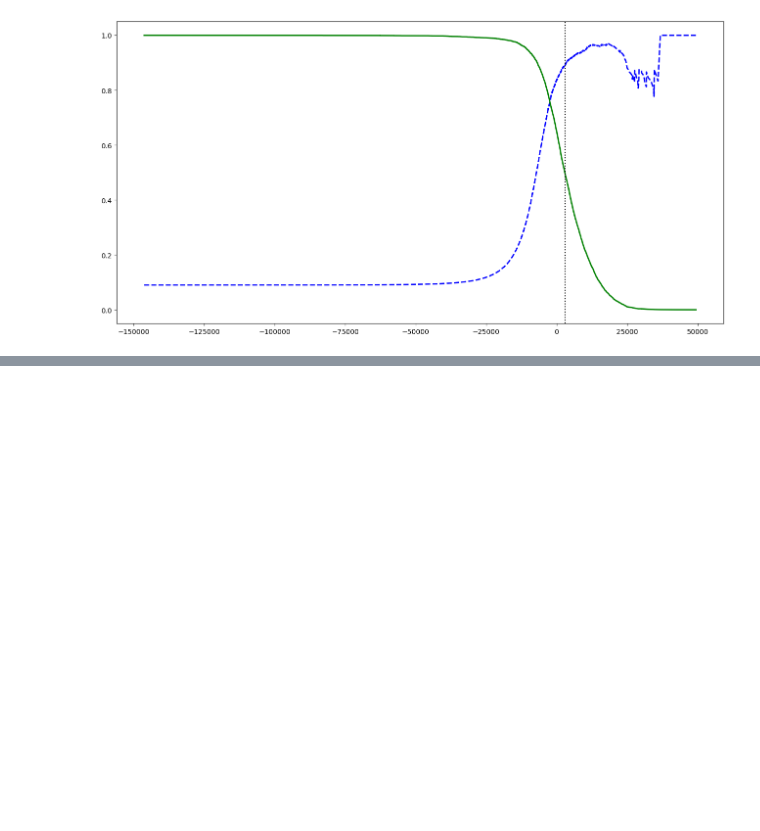
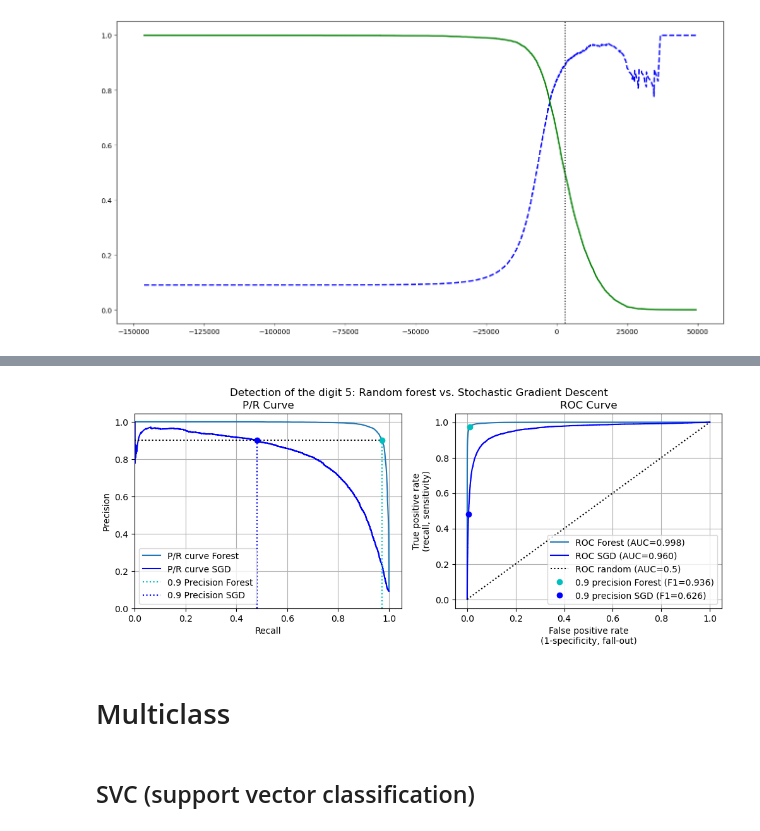
Before and after one commit to vaharoni/homl3, a Jupyter notebook: ch03/main.ipynb, the cells around one changed output, grey strips where cells are left out. Saved outputs shown, nothing was run; the diff lists cells and outputs as text; code cells hidden in the pictures; blank space fills up the shorter version.

```diff
--- a/ch03/main.ipynb
+++ b/ch03/main.ipynb
@@ -160,0 +266,4 @@ display()
+# %%
+y_scores_forest = y_probas_forest[:, 1]
+precision_forest, recall_forest, pr_thresholds_forest = precision_recall_curve(y_train_5, y_scores_forest)
+pd.DataFrame(dict(precision=precision_forest[:-1], recall=recall_forest[:-1], thresholds=pr_thresholds_forest))
@@ -160,0 +284,7 @@ display()
+# %%
+idx_for_90_precision_forest = (precision_forest >= 0.9).argmax()
+threshold_for_90_precision_forest = pr_thresholds_forest[idx_for_90_precision_forest]
+precision_for_90_precision_forest = precision_forest[idx_for_90_precision_forest]
+recall_for_90_precision_forest = recall_forest[idx_for_90_precision_forest]
+f1_for_90_precision_forest = f1_score(y_train_5, y_scores_forest >= threshold_for_90_precision_forest)
+(recall_for_90_precision_forest, precision_for_90_precision_forest, f1_for_90_precision_forest)
@@ -160,0 +293,8 @@ display()
+# %%
+# ROC
+auc_forest = roc_auc_score(y_train_5, y_scores_forest)
+fpr_forest, tpr_forest, roc_thresholds_forest = roc_curve(y_train_5, y_scores_forest)
+roc_idx_for_90_precision = (roc_thresholds_forest <= threshold_for_90_precision_forest).argmax()
+tpr_90_forest = tpr_forest[roc_idx_for_90_precision]
+fpr_90_forest = fpr_forest[roc_idx_for_90_precision]
+pd.DataFrame(dict(fpr=fpr_forest, tpr=tpr_forest, thresholds=roc_thresholds_forest))
@@ -160,0 +315,42 @@ display()
+# %%
+fig, (ax, ax_roc) = plt.subplots(1, 2, figsize=(12, 4))
+
+# P/R curve
+ax.plot(recall_forest, precision_forest, label="P/R curve Forest")
+ax.plot(recall, precision, "b", label="P/R curve SGD")
+
+fig.suptitle("Detection of the digit 5: Random forest vs. Stochastic Gradient Descent")
+
+ax.set_xlim(left=0)
+ax.set_ylim(bottom=0)
+ax.set_title("P/R Curve")
+ax.set_xlabel("Recall")
+ax.set_ylabel("Precision")
+ax.grid()
+
+ax.axvline(recall_for_90_precision_forest, ymax=precision_for_90_precision_forest - 0.05, linestyle=":", c="c", label="0.9 Precision Forest")
+ax.axvline(recall_for_90_precision, ymax=precision_for_90_precision - 0.05, linestyle=":", c="b", label="0.9 Precision SGD")
+ax.axhline(precision_for_90_precision_forest, xmax=recall_for_90_precision_forest - 0.05, linestyle=":", c="k")
+ax.plot(recall_for_90_precision_forest, precision_for_90_precision_forest, "co")
+ax.plot(recall_for_90_precision, precision_for_90_precision, "bo")
+ax.legend(loc="lower left")
+
+# ROC curve
+ax_roc.set_title("ROC Curve")
+ax_roc.set_xlabel("False positive rate\n(1-specificity, fall-out)")
+ax_roc.set_ylabel("True positive rate\n(recall, sensitivity)")
+ax_roc.grid()
+
+ax_roc.plot(fpr_forest, tpr_forest, label="ROC Forest (AUC={:.3f})".format(auc_forest))
+ax_roc.plot(fpr, tpr, label="ROC SGD (AUC={:.3f})".format(auc), c="b")
+ax_roc.plot([0, 1], [0, 1], "k:", label="ROC random (AUC=0.5)")
+ax_roc.plot(fpr_90_forest, tpr_90_forest, "co", label="0.9 precision Forest (F1={:.3f})".format(f1_for_90_precision_forest))
+ax_roc.plot(fpr_90, tpr_90, "bo", label="0.9 precision SGD (F1={:.3f})".format(f1_for_90_precision))
+ax_roc.legend(loc="lower right")
+display()
+# %% [output]
+[figure, added]
+# %% [markdown]
+# Multiclass
+# %% [markdown]
+## SVC (support vector classification)
```
Also changed, not shown: parts of 32 cells of this notebook, 3 other files.
